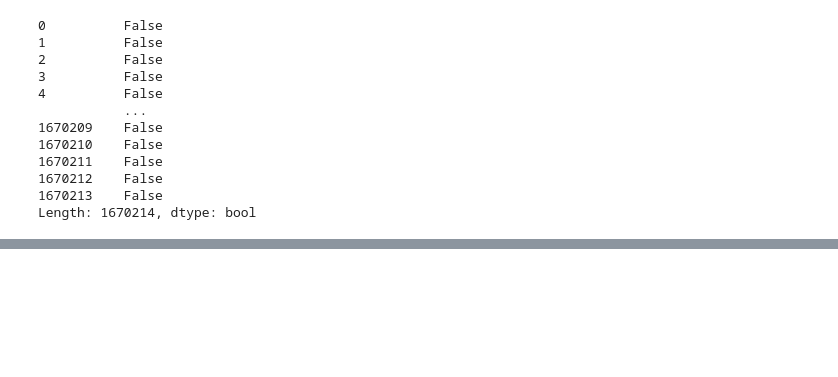
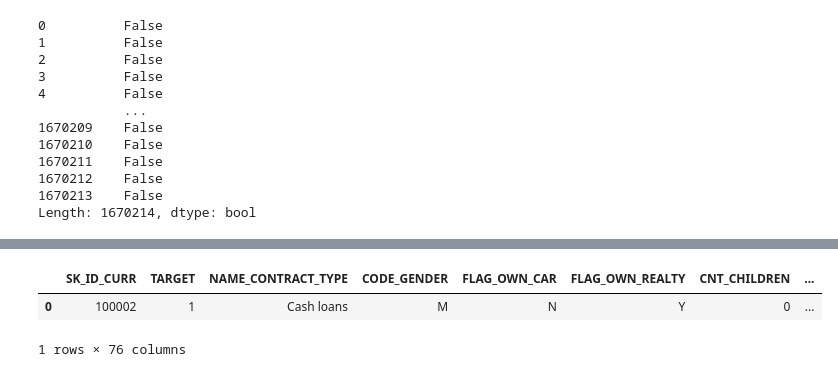
Before and after one commit to justinm329/Home_Credit_Risk, a Jupyter notebook: Credit_Risk.ipynb, the cells around one changed output, grey strips where cells are left out. Saved outputs shown, nothing was run; the diff lists cells and outputs as text; code cells hidden in the pictures; blank space fills up the shorter version.

```diff
--- a/Credit_Risk.ipynb
+++ b/Credit_Risk.ipynb
@@ -588,5 +679,5 @@ SK_DPD                           917
 SK_DPD_DEF                       378
 dtype: int64
 # %%
-# out of the above columns which are objects
-cc_balance.dtypes == "object"
+cc_balance['SK_ID_CURR'] = cc_balance['SK_ID_CURR'].astype("string")
+cc_balance['SK_ID_PREV'] = cc_balance['SK_ID_PREV'].astype("string")
@@ -801,2 +930,8 @@ null_values
+# %%
+merge_2.head(1)
+# %% [output]
+|  | SK_ID_CURR | TARGET | NAME_CONTRACT_TYPE | CODE_GENDER | FLAG_OWN_CAR | FLAG_OWN_REALTY | CNT_CHILDREN | ... |
+| 0 | 100002 | 1 | Cash loans | M | N | Y | 0 | ... |
+1 rows × 76 columns
 # %%
 merge_2.drop(columns = null_values)
```
Also changed, not shown: parts of 20 cells of this notebook.
